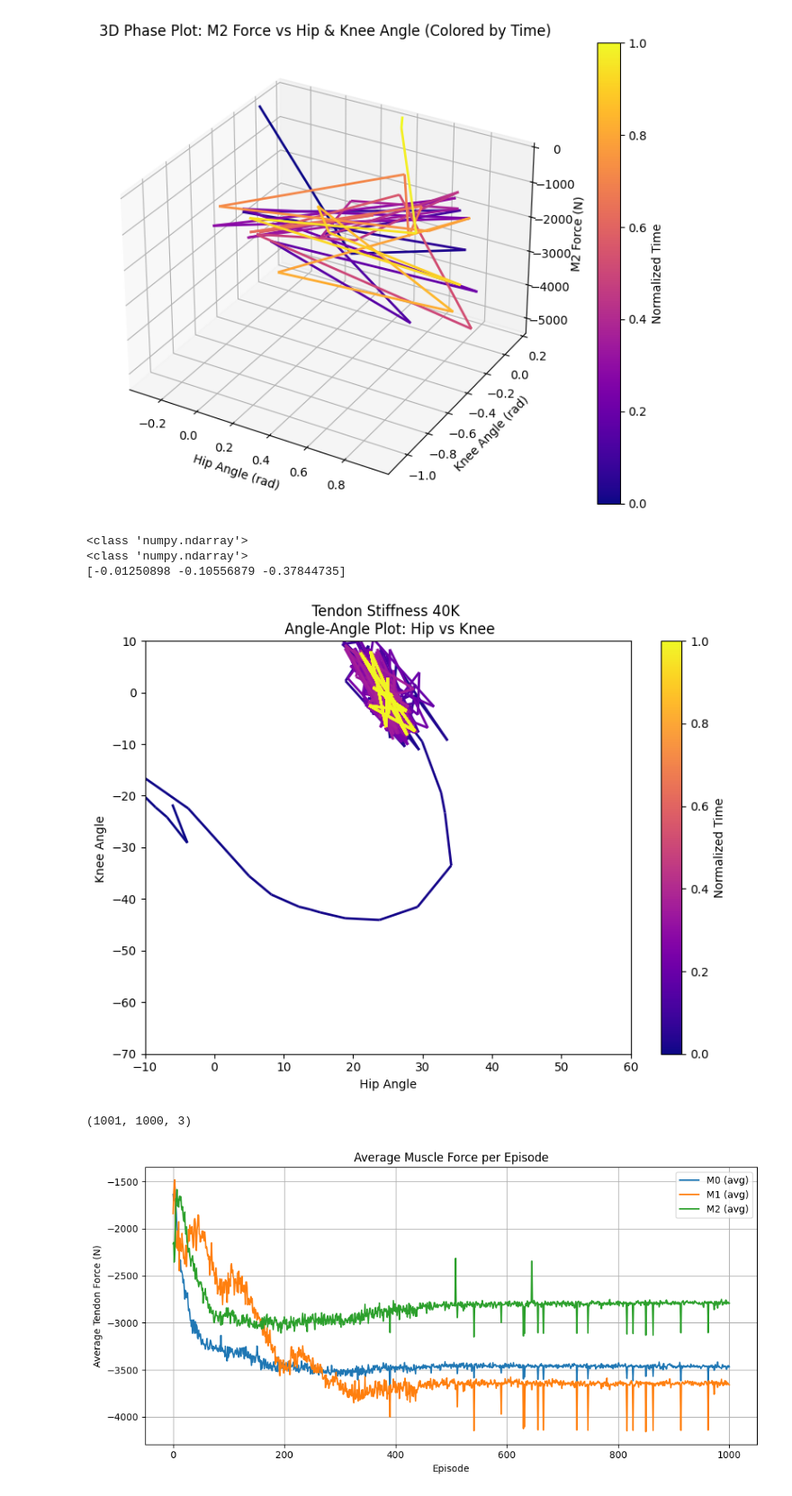
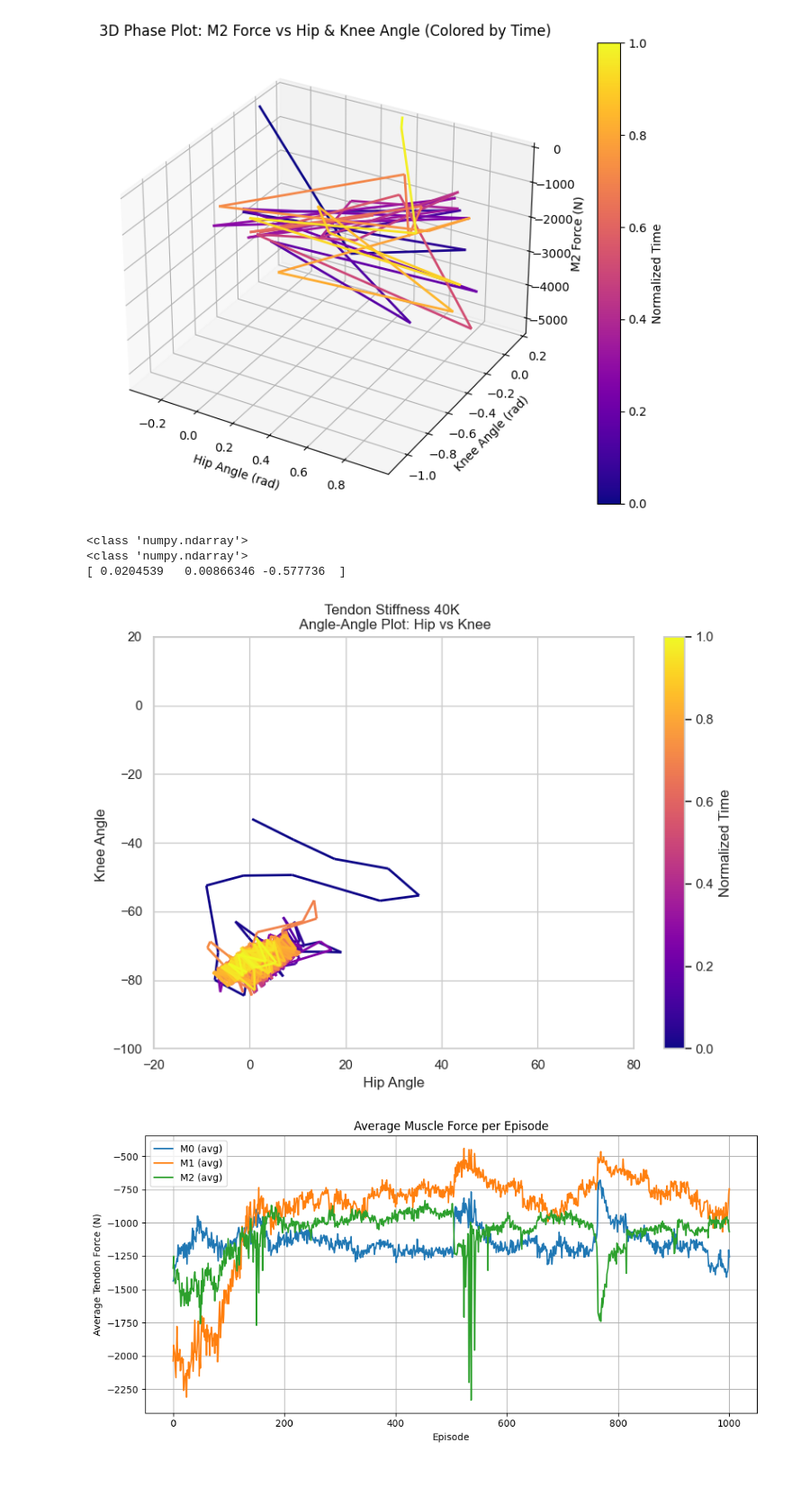
Before and after one commit to rominamir/Dynamic-tendon-Leg, a Jupyter notebook: JJ/plot.ipynb, the cells around one changed output. Shown at 90% size. Drawn from its saved outputs; the diff is of its cells as text; code cells hidden in the pictures.

```diff
--- a/JJ/plot.ipynb
+++ b/JJ/plot.ipynb
@@ -566,8 +683,8 @@ from matplotlib.collections import LineCollection
 from matplotlib import cm
 
 # Load data (adjust paths if needed)
-folder = r"C:\Users\User\Desktop\New folder\AimIV\Dynamic-tendon-Leg\Dynamic-tendon-Leg\data\LegEnv_May29_constant40k_constant40kOnly_constant_5e-04_PPO"
-seed = 102
+folder = r"C:\Users\User\Desktop\Dynamic-tendon-Leg\data\LegEnv_Jun07_constant_30k_constant_5e-04_PPO_seeds_100-100"
+seed = 100
 force_path = fr'{folder}/tendon_forces/tendon_forces_seed_{seed}.npy'
 qpos_path = fr'{folder}/kinematics/qpos_seed_{seed}.npy'
 
@@ -607,8 +724,8 @@ lc = LineCollection(segments, colors=colors, linewidth=2)
 # Plot
 fig, ax = plt.subplots(figsize=(8, 6))
 ax.add_collection(lc)
-ax.set_xlim(-10, 60)
-ax.set_ylim(-70, 10)
+ax.set_xlim(-20, 80)
+ax.set_ylim(-100, 20)
 ax.set_xlabel("Hip Angle")
 ax.set_ylabel("Knee Angle ")
 ax.set_title("Tendon Stiffness 40K \n Angle-Angle Plot: Hip vs Knee")
@@ -623,39 +740,35 @@ plt.show()
 # %% [output]
 <class 'numpy.ndarray'>
 <class 'numpy.ndarray'>
-[-0.01250898 -0.10556879 -0.37844735]
+[ 0.0204539   0.00866346 -0.577736  ]
-[figure, old version]
+[figure, new version]
-# %%
-print(np.shape(qpos_data))
-# %% [output]
-(1001, 1000, 3)
 # %%
 import numpy as np
 import matplotlib.pyplot as plt
 
 # Load previously saved tendon forces
-folder = r"C:\Users\User\Desktop\New folder\AimIV\Dynamic-tendon-Leg\Dynamic-tendon-Leg\data\LegEnv_May28_constant30k_constant30kOnly_constant_5e-04_PPO"
-seed = 100
+folder = r"C:\Users\User\Desktop\Dynamic-tendon-Leg\data\LegEnv_Jun05_constant_30k_constant_5e-04_PPO_seeds_100-100"
+seed = 102
 force_path = fr'{folder}/tendon_forces/tendon_forces_seed_{seed}.npy'
 episodes = np.load(force_path, allow_pickle=True)
 
 # Compute average force per episode
 episode_means = np.array([
     np.mean(np.array(ep), axis=0) for ep in episodes  # shape: (num_episodes, 3)
 ])
 
 # Plot
 plt.figure(figsize=(10, 5))
 plt.plot(episode_means[:, 0], label='M0 (avg)')
 plt.plot(episode_means[:, 1], label='M1 (avg)')
 plt.plot(episode_means[:, 2], label='M2 (avg)')
 
 plt.xlabel("Episode")
 plt.ylabel("Average Tendon Force (N)")
 plt.title("Average Muscle Force per Episode")
 plt.legend()
 plt.grid(True)
 plt.tight_layout()
 plt.show()
 # %% [output]
-[figure, old version]
+[figure, new version]
```
Also changed, not shown: parts of 15 cells of this notebook, 17 other files.
